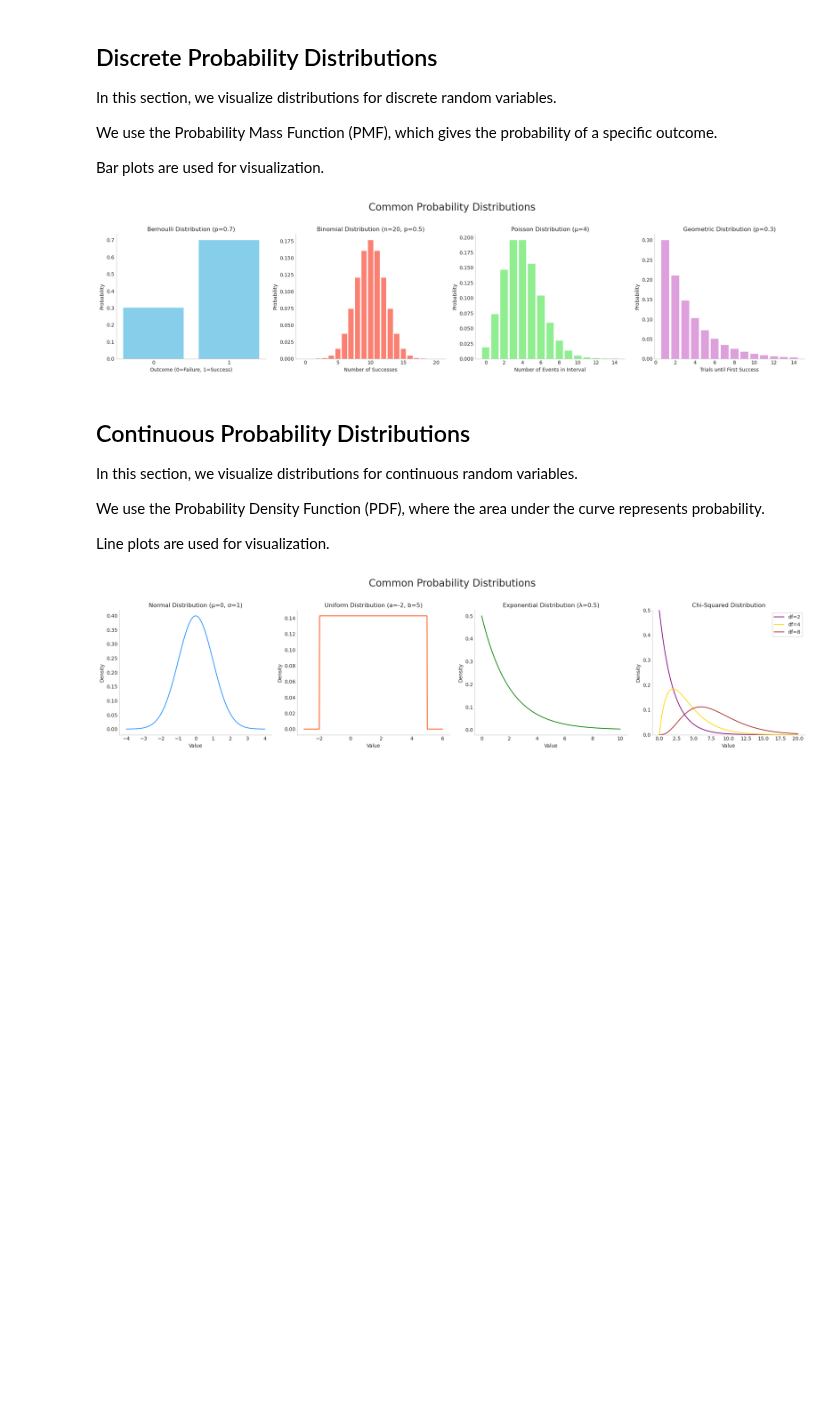
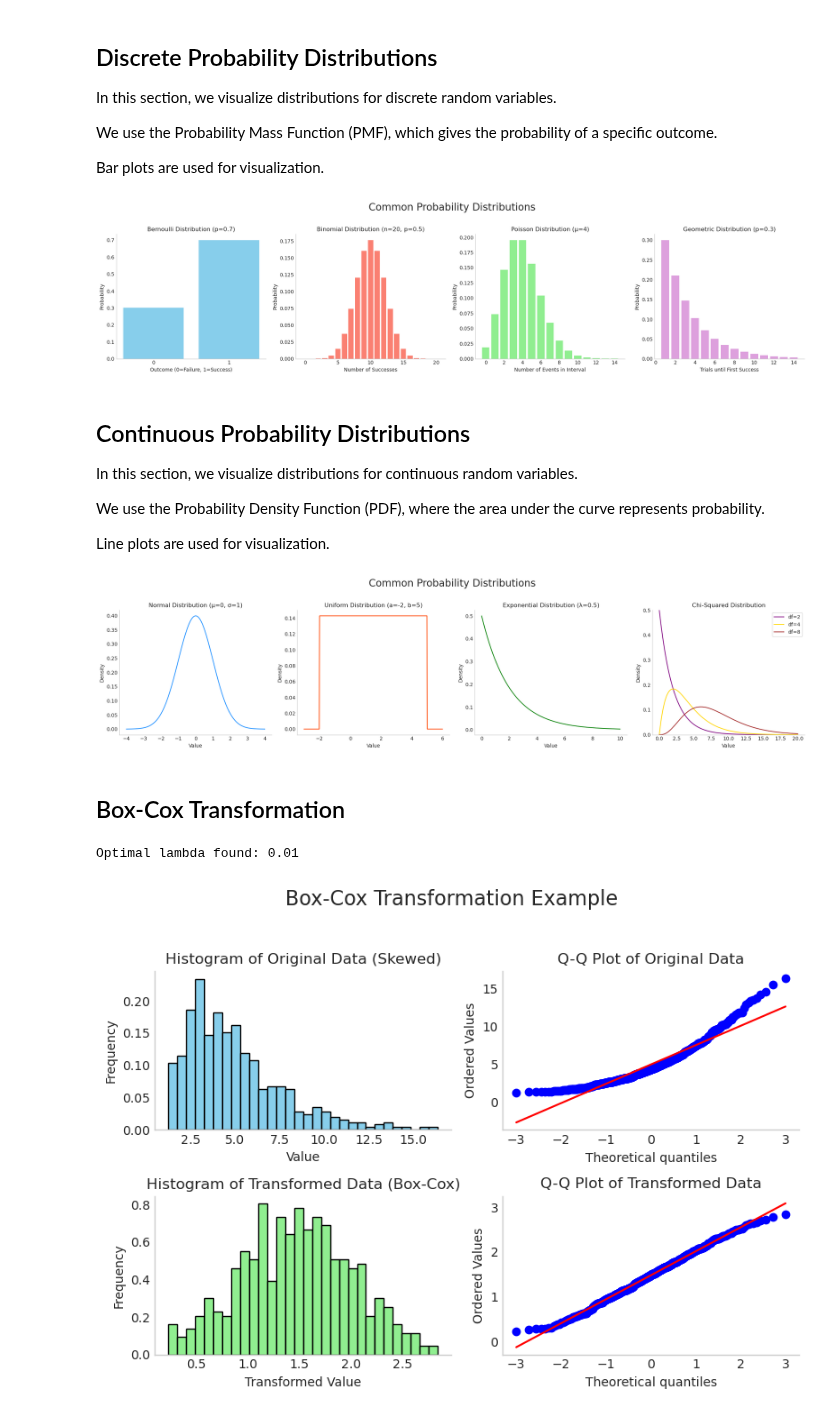
Before and after one commit to thiagoneye/master-machine_learning, a Jupyter notebook: src/introduction/probability_distributions.ipynb, the cells around one changed output. Drawn from its saved outputs; the diff is of its cells as text; code cells hidden in the pictures; blank space fills up the shorter version.

```diff
--- a/src/probability_distributions.ipynb
+++ b/src/introduction/probability_distributions.ipynb
@@ -158,3 +156,76 @@ plt.tight_layout(rect=[0, 0, 1, 0.96])
 plt.show()
 # %% [output]
 [figure]
+# %% [markdown]
+## Box-Cox Transformation
+# %%
+plt.style.use("seaborn-v0_8-whitegrid")
+
+np.random.seed(42)
+original_data = stats.chi2.rvs(df=4, size=500) + 1
+
+# Apply the Box-Cox Transformation
+
+# The stats.boxcox function finds the optimal lambda and performs the transformation.
+# It returns the transformed data and the optimal lambda value.
+transformed_data, optimal_lambda = stats.boxcox(original_data)
+
+# Print the optimal lambda found by the function.
+print(f"Optimal lambda found: {optimal_lambda:.2f}")
+
+# Plots
+
+# We'll use histograms and Q-Q plots to compare the distributions.
+# A Q-Q plot compares the quantiles of the data to the quantiles of a normal distribution.
+# If the data is normal, the points should fall closely along the red line.
+
+# Setup the plot figure
+fig, axes = plt.subplots(2, 2, figsize=(8, 6))
+fig.suptitle("Box-Cox Transformation Example", fontsize=16)
+
+# Before Transformation
+
+# Histogram of the original data
+axes[0, 0].hist(
+    original_data, bins=30, color="skyblue", edgecolor="black", density=True
+)
+axes[0, 0].set_title("Histogram of Original Data (Skewed)")
+axes[0, 0].set_xlabel("Value")
+axes[0, 0].set_ylabel("Frequency")
+axes[0, 0].grid(False)
+axes[0, 0].spines["top"].set_visible(False)
+axes[0, 0].spines["right"].set_visible(False)
+
+# Q-Q plot of the original data
+stats.probplot(original_data, dist="norm", plot=axes[0, 1])
+axes[0, 1].set_title("Q-Q Plot of Original Data")
+axes[0, 1].grid(False)
+axes[0, 1].spines["top"].set_visible(False)
+axes[0, 1].spines["right"].set_visible(False)
+
+# After Transformation
+
+# Histogram of the transformed data
+axes[1, 0].hist(
+    transformed_data, bins=30, color="lightgreen", edgecolor="black", density=True
+)
+axes[1, 0].set_title("Histogram of Transformed Data (Box-Cox)")
+axes[1, 0].set_xlabel("Transformed Value")
+axes[1, 0].set_ylabel("Frequency")
+axes[1, 0].grid(False)
+axes[1, 0].spines["top"].set_visible(False)
+axes[1, 0].spines["right"].set_visible(False)
+
+# Q-Q plot of the transformed data
+stats.probplot(transformed_data, dist="norm", plot=axes[1, 1])
+axes[1, 1].set_title("Q-Q Plot of Transformed Data")
+axes[1, 1].grid(False)
+axes[1, 1].spines["top"].set_visible(False)
+axes[1, 1].spines["right"].set_visible(False)
+
+# Display the plots
+plt.tight_layout(rect=[0, 0.03, 1, 0.95])
+plt.show()
+# %% [output]
+Optimal lambda found: 0.01
+[figure, added]
```
Also changed, not shown: parts of 2 cells of this notebook, 16 other files.
